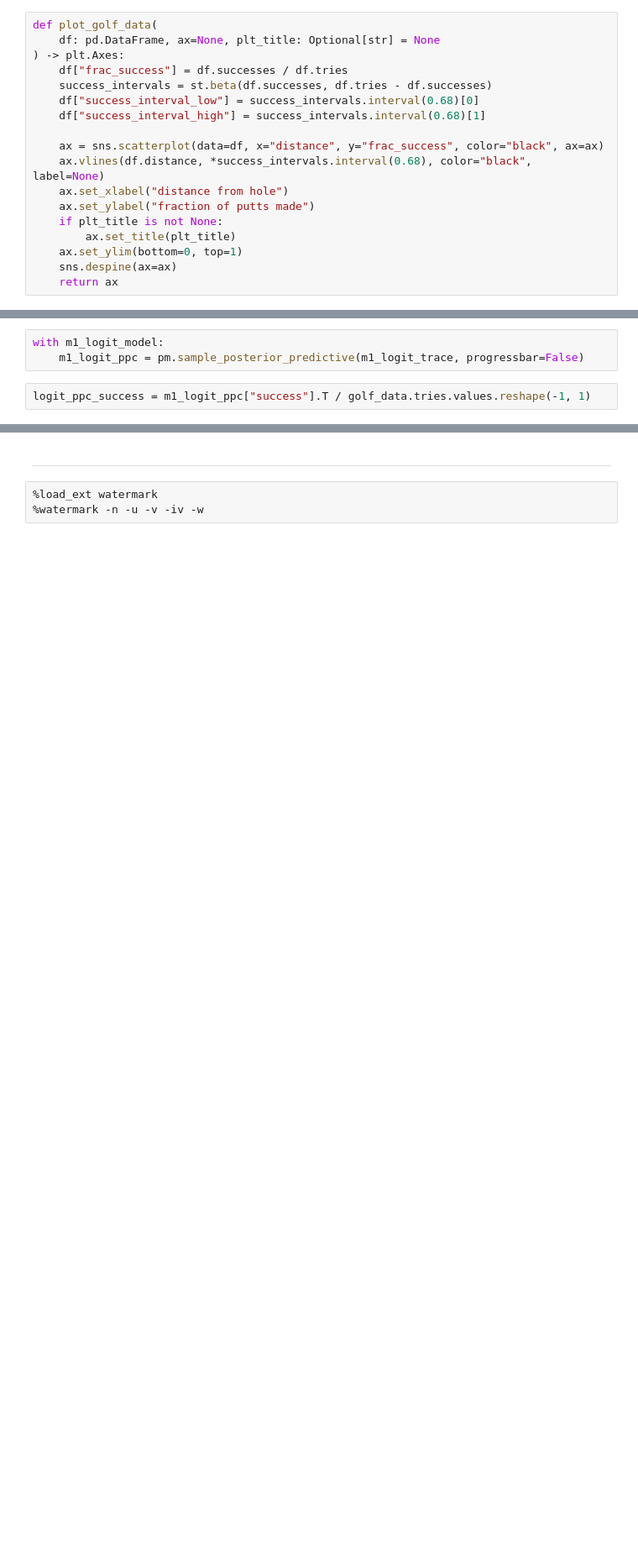
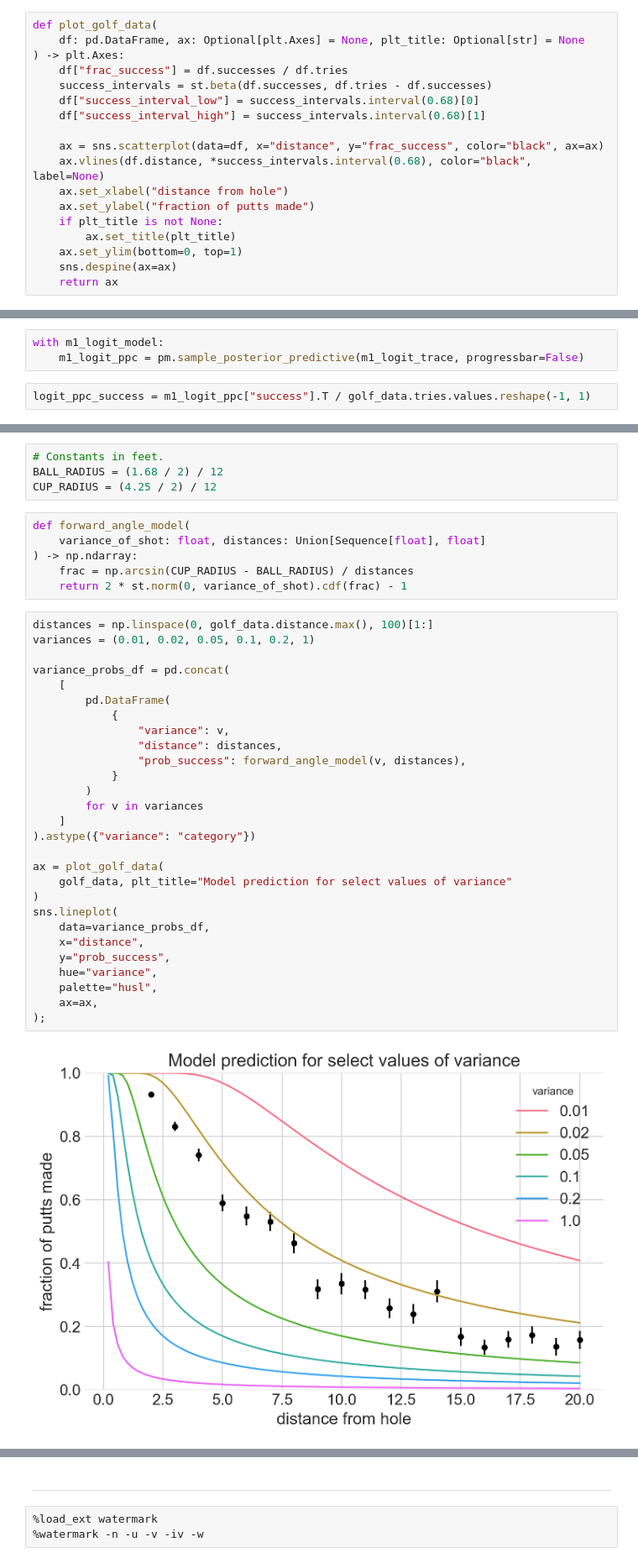
Before and after one commit to jhrcook/pymc3-tutorials, a Jupyter notebook: 029_golf-putting-model.ipynb, the cells around one changed output, grey strips where cells are left out. Shown at 84% size. Saved outputs shown, nothing was run; the diff lists cells and outputs as text; blank space fills up the shorter version.

Commit message:
notes: Golf modeling - geometry-based model

```diff
--- a/029_golf-putting-model.ipynb
+++ b/029_golf-putting-model.ipynb
@@ -72,7 +73,7 @@ golf_data.head()
 | 4 | 6 | 272 | 149 |
 # %%
 def plot_golf_data(
-    df: pd.DataFrame, ax=None, plt_title: Optional[str] = None
+    df: pd.DataFrame, ax: Optional[plt.Axes] = None, plt_title: Optional[str] = None
 ) -> plt.Axes:
     df["frac_success"] = df.successes / df.tries
     success_intervals = st.beta(df.successes, df.tries - df.successes)
@@ -186,0 +208,40 @@ az.plot_pair(m1_logit_trace, var_names=["a", "b"]);
+# %%
+# Constants in feet.
+BALL_RADIUS = (1.68 / 2) / 12
+CUP_RADIUS = (4.25 / 2) / 12
+# %%
+def forward_angle_model(
+    variance_of_shot: float, distances: Union[Sequence[float], float]
+) -> np.ndarray:
+    frac = np.arcsin(CUP_RADIUS - BALL_RADIUS) / distances
+    return 2 * st.norm(0, variance_of_shot).cdf(frac) - 1
+# %%
+distances = np.linspace(0, golf_data.distance.max(), 100)[1:]
+variances = (0.01, 0.02, 0.05, 0.1, 0.2, 1)
+
+variance_probs_df = pd.concat(
+    [
+        pd.DataFrame(
+            {
+                "variance": v,
+                "distance": distances,
+                "prob_success": forward_angle_model(v, distances),
+            }
+        )
+        for v in variances
+    ]
+).astype({"variance": "category"})
+
+ax = plot_golf_data(
+    golf_data, plt_title="Model prediction for select values of variance"
+)
+sns.lineplot(
+    data=variance_probs_df,
+    x="distance",
+    y="prob_success",
+    hue="variance",
+    palette="husl",
+    ax=ax,
+);
+# %% [output]
+[figure, added]
```
Also changed, not shown: parts of 19 cells of this notebook, 15 other files.
